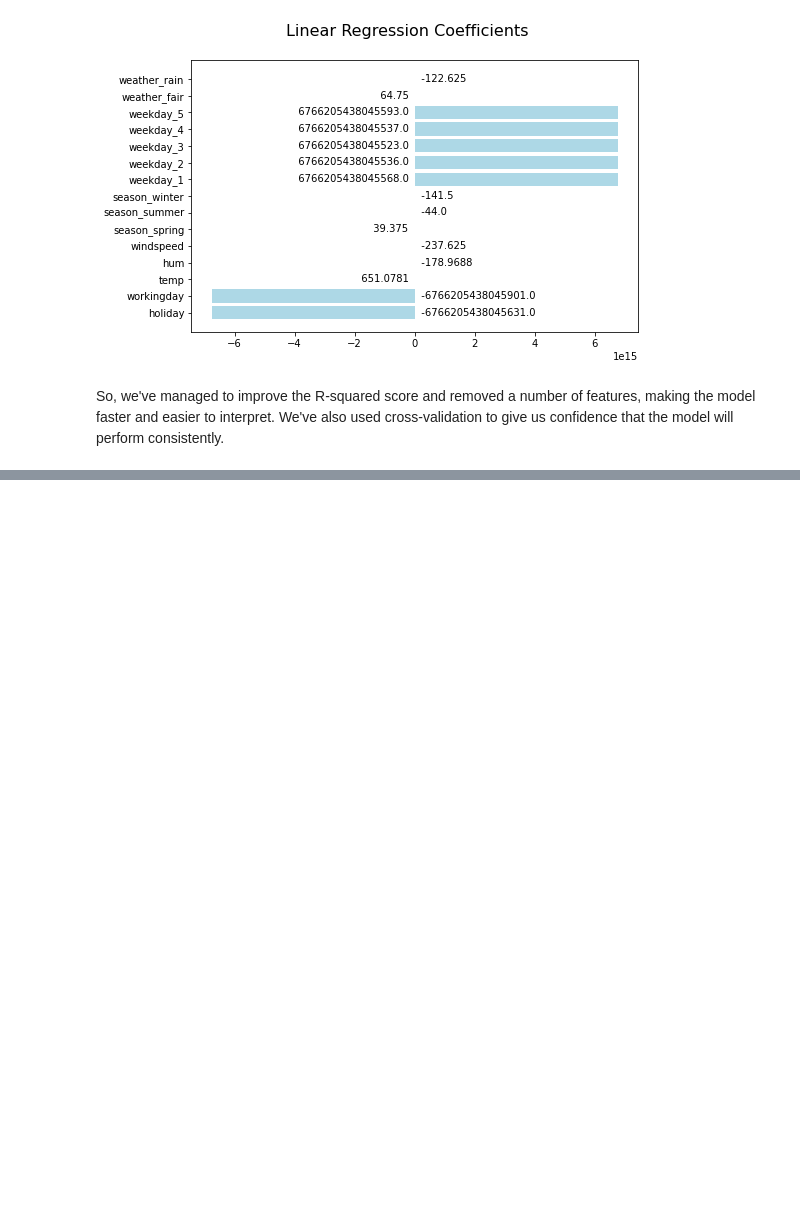
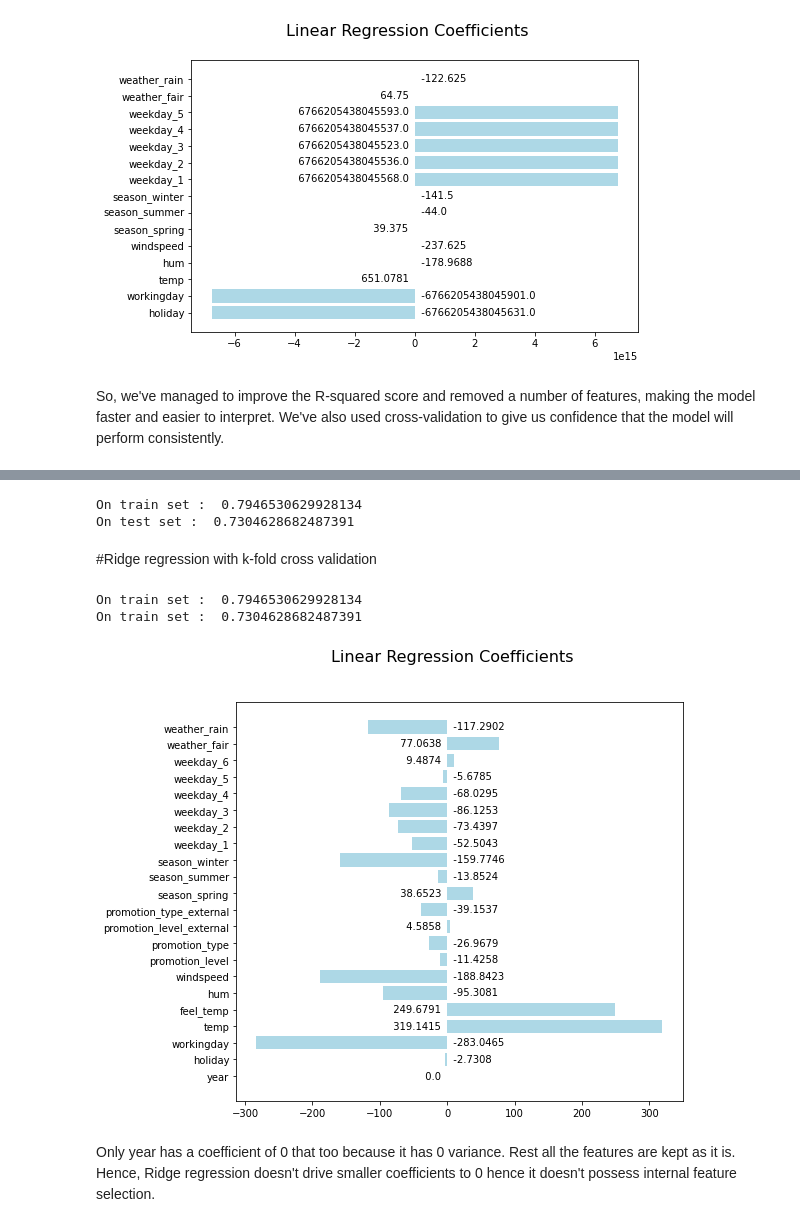
Before and after one commit to InternityFoundation/MachineLearning_vineethm1627, a Jupyter notebook: Day 07/complete_linear_regression.ipynb, the cells around one changed output, grey strips where cells are left out. Drawn from its saved outputs; the diff is of its cells as text; code cells hidden in the pictures; blank space fills up the shorter version.

```diff
--- a/Day 07/complete_linear_regression.ipynb
+++ b/Day 07/complete_linear_regression.ipynb
@@ -470,0 +562,58 @@ So, we've managed to improve the R-squared score and removed a number of feature
+# %%
+from sklearn.linear_model import Ridge
+
+test_size = 0.33
+seed = 7
+X_train, X_test, y_train, y_test = train_test_split(X, y, test_size = test_size, random_state = seed)
+
+#hyper-parameter : alpha
+alpha = 1.0
+
+#create the model
+model = Ridge(alpha = alpha)
+
+#fit the model
+model.fit(X_train, y_train)
+predictions = model.predict(X_train)
+print("On train set : ", r2_score(y_train, predictions))
+
+#evaluate
+predictions = model.predict(X_test)
+print("On test set : ", r2_score(y_test, predictions))
+# %% [output]
+On train set :  0.7946530629928134
+On test set :  0.7304628682487391
+# %% [markdown]
+#Ridge regression with k-fold cross validation
+# %%
+from sklearn.linear_model import RidgeCV
+
+test_size = 0.33
+seed = 7
+
+X_train, X_test, y_train, y_test = train_test_split(X, y, test_size = test_size, random_state = seed)
+
+kfold = KFold(n_splits = 10, shuffle = True, random_state = seed)
+
+#create the model
+model = RidgeCV(cv = kfold)
+
+#fit the model
+model.fit(X_train, y_train)
+predictions = model.predict(X_train)
+print("On train set : ", r2_score(y_train, predictions))
+
+#evaluate
+predictions = model.predict(X_test)
+print("On train set : ", r2_score(y_test, predictions))
+# %% [output]
+On train set :  0.7946530629928134
+On train set :  0.7304628682487391
+# %%
+linearRegressionSummary(model, X_train.columns)
+# %% [output]
+[figure, added]
+# %% [markdown]
+Only year has a coefficient of 0 that too because it has 0 variance.
+Rest all the features are kept as it is.
+Hence, Ridge regression doesn't drive smaller coefficients to 0 hence it doesn't possess internal feature selection.
```
Also changed, not shown: parts of 10 cells of this notebook, 1 other file.
